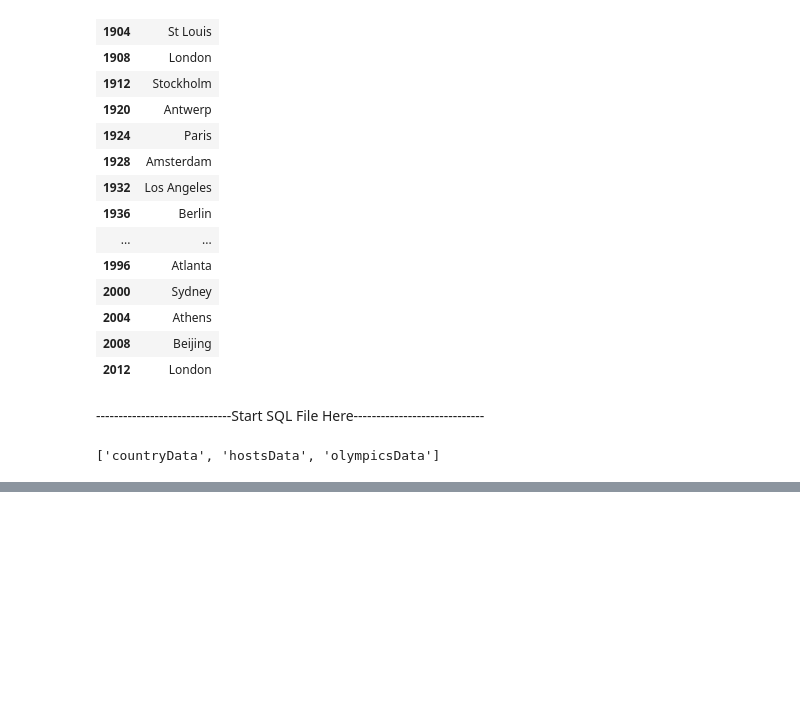
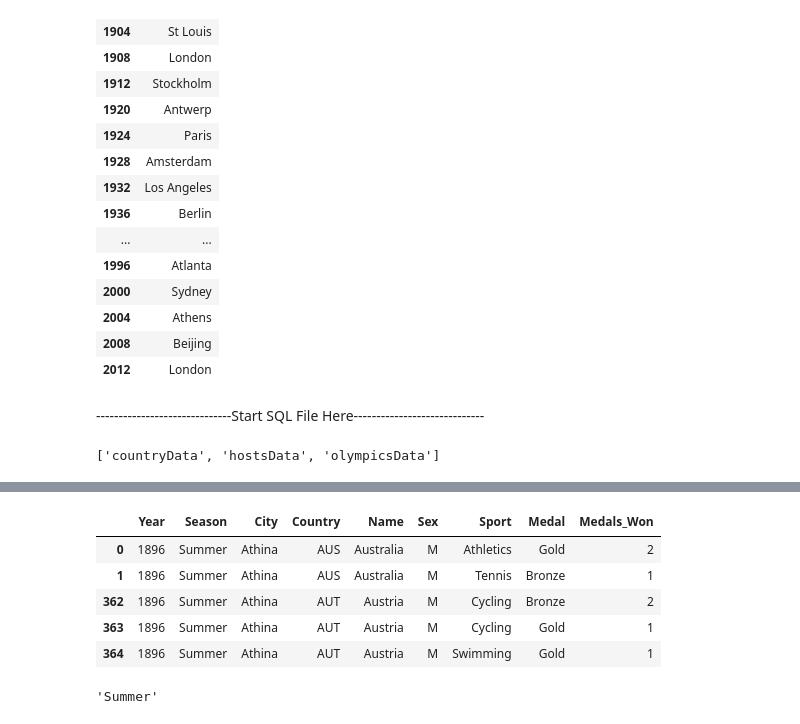
Before and after one commit to julia-claira/Olympic_Analysis, a Jupyter notebook: jupyter/Julia_summer_medal_data.ipynb, the cells around one changed output, grey strips where cells are left out. Drawn from its saved outputs; the diff is of its cells as text; code cells hidden in the pictures; blank space fills up the shorter version.

```diff
--- a/jupyter/Julia_summer_medal_data.ipynb
+++ b/jupyter/Julia_summer_medal_data.ipynb
@@ -247,0 +351,22 @@ array(['AUS', 'AUT', 'FRA', 'GBR', 'HUN', 'USA', 'BEL', 'CAN', 'COL',
+# %%
+db_merged=pd.merge(my_data,countryNames,on="NOC",how="inner")
+# %%
+db_merged.rename(columns={"NOC":"Country"},inplace=True)
+# %%
+db_merged=db_merged[['Year','Season','City','Country', 'Name','Sex','Sport','Medal','Medals_Won']]
+# %%
+db_merged.sort_values(['Year','Country'],inplace=True)
+# %%
+#final db to pull into js
+db_merged.head()
+# %% [output]
+|  | Year | Season | City | Country | Name | Sex | Sport | Medal | Medals_Won |
+| 0 | 1896 | Summer | Athina | AUS | Australia | M | Athletics | Gold | 2 |
+| 1 | 1896 | Summer | Athina | AUS | Australia | M | Tennis | Bronze | 1 |
+| 362 | 1896 | Summer | Athina | AUT | Austria | M | Cycling | Bronze | 2 |
+| 363 | 1896 | Summer | Athina | AUT | Austria | M | Cycling | Gold | 1 |
+| 364 | 1896 | Summer | Athina | AUT | Austria | M | Swimming | Gold | 1 |
+# %%
+db_merged['Season'][0]
+# %% [output]
+'Summer'
```
Also changed, not shown: parts of 11 cells of this notebook, 9 other files.
